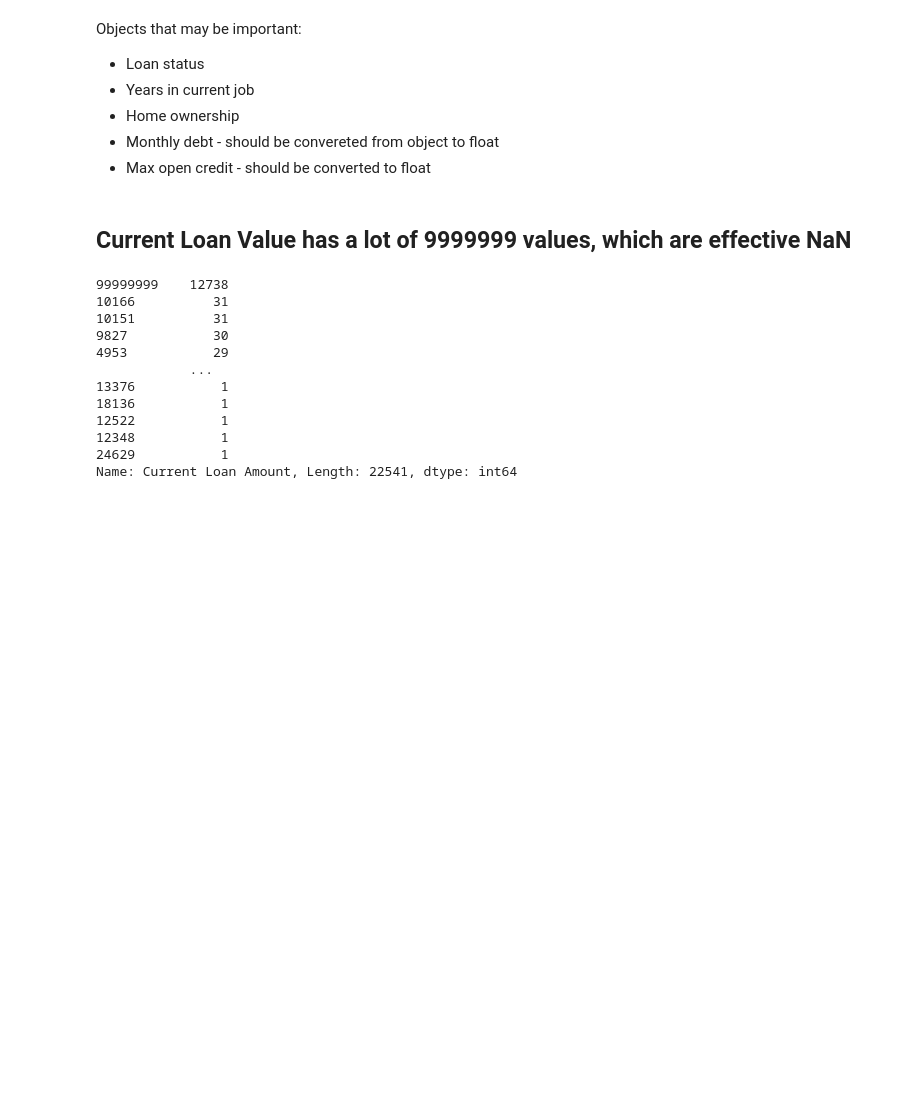
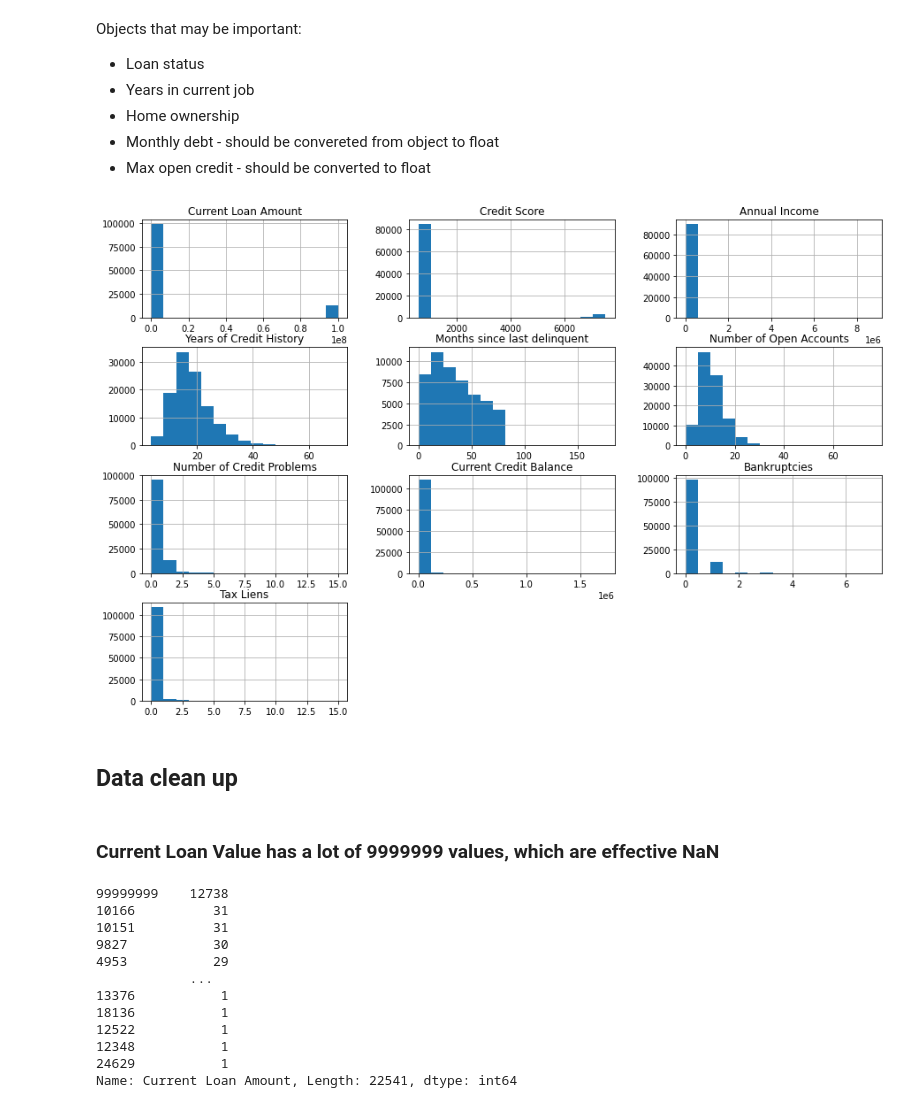
Before and after one commit to zdanielshi/data_science_LFZ, a Jupyter notebook: DS0614_loans.ipynb, the cells around one changed output. Saved outputs shown, nothing was run; the diff lists cells and outputs as text; code cells hidden in the pictures; blank space fills up the shorter version.

```diff
--- a/DS0614_loans.ipynb
+++ b/DS0614_loans.ipynb
@@ -61,5 +63,11 @@ Objects that may be important:
+# %%
+loans.hist(figsize=(15,10), bins = 15);
+# %% [output]
+[figure, added]
+# %% [markdown]
+## Data clean up
 # %% [markdown]
-## Current Loan Value has a lot of 9999999 values, which are effective NaN
+### Current Loan Value has a lot of 9999999 values, which are effective NaN
 # %%
 loans['Current Loan Amount'].value_counts()
 # %% [output]
```
Also changed, not shown: parts of 78 cells of this notebook.
